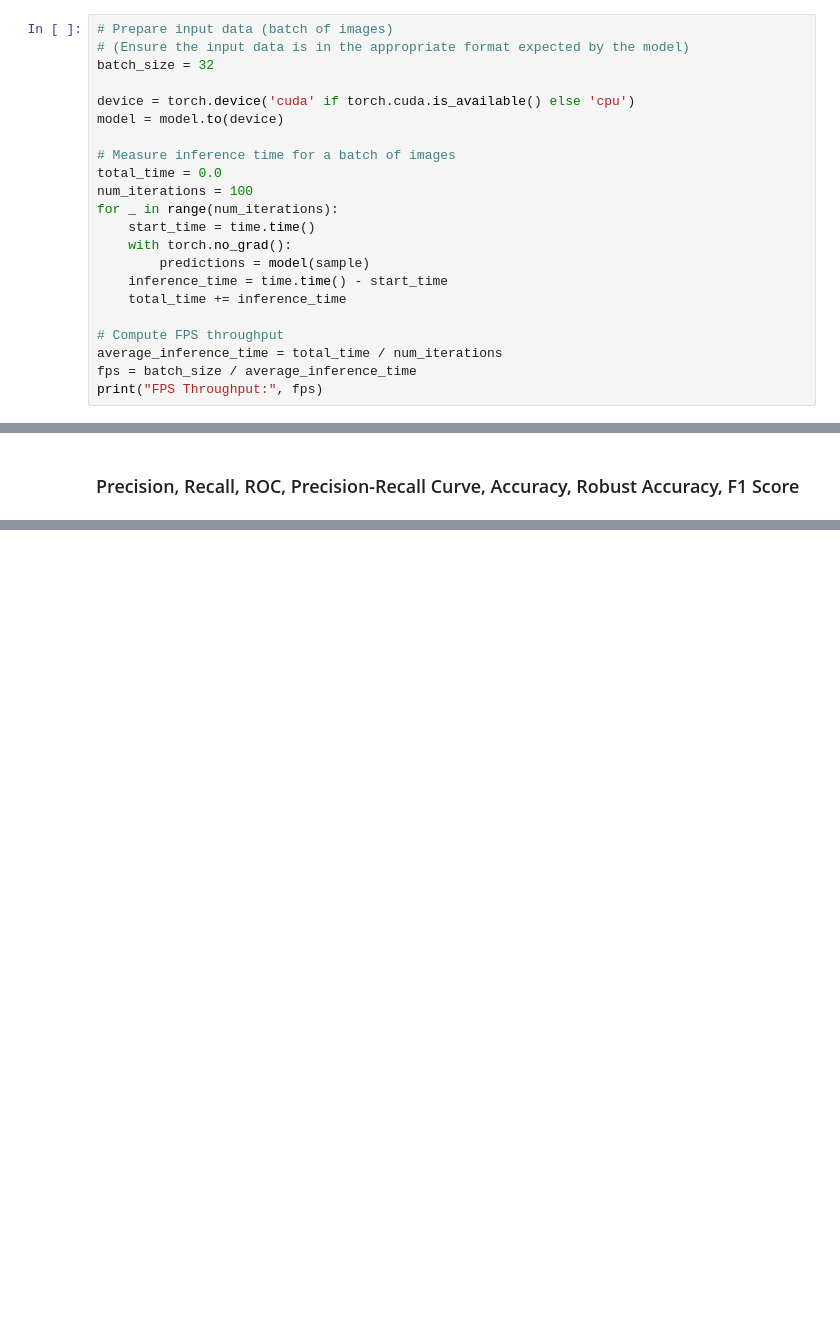
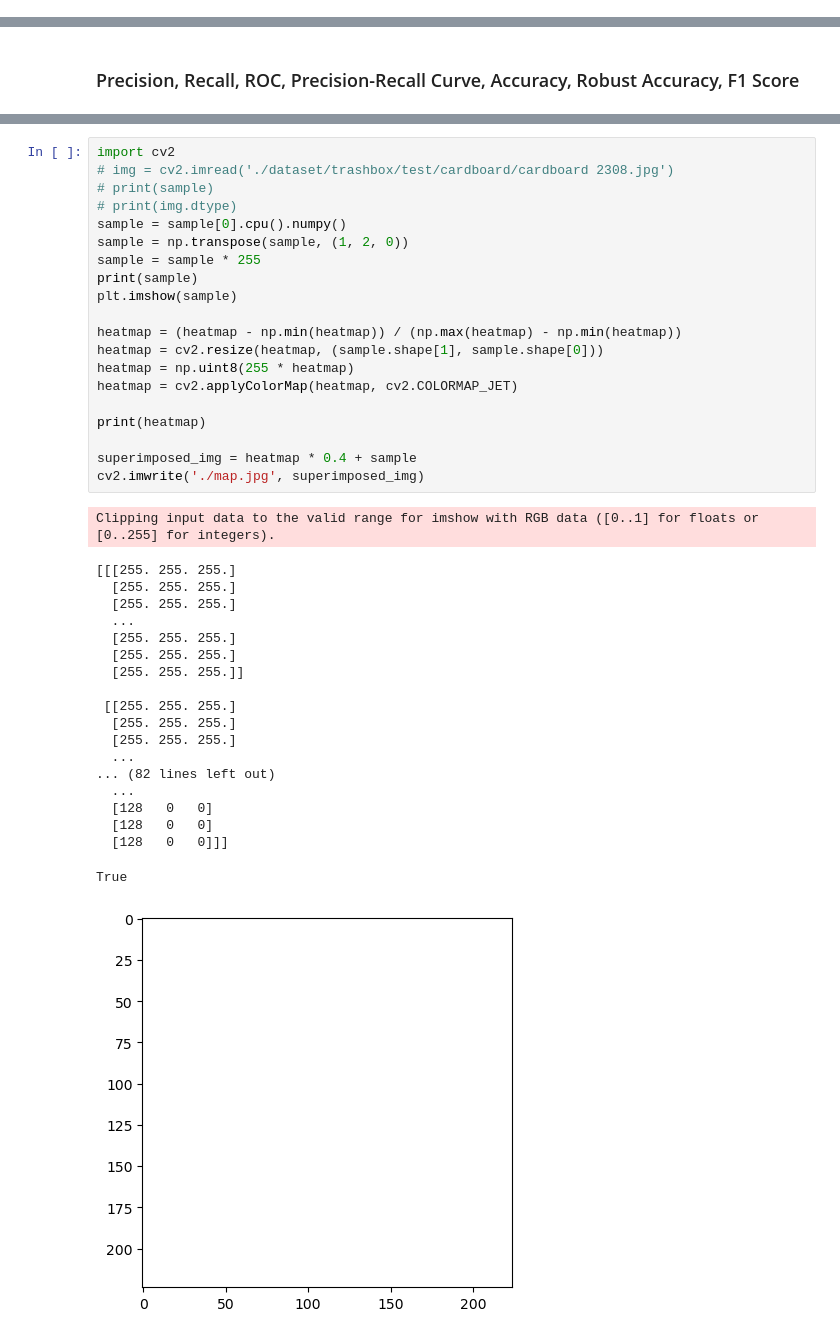
Before and after one commit to SchadenKai/Trashbox-ARD, a Jupyter notebook: EvaluateModel copy.ipynb, the cells around one changed output, grey strips where cells are left out. Saved outputs shown, nothing was run; the diff lists cells and outputs as text; blank space fills up the shorter version.

```diff
--- a/EvaluateModel copy.ipynb
+++ b/EvaluateModel copy.ipynb
@@ -201,22 +256,0 @@ Memory Footprint: 113.86083984375 MB
-# %%
-# Prepare input data (batch of images)
-# (Ensure the input data is in the appropriate format expected by the model)
-batch_size = 32
-
-device = torch.device('cuda' if torch.cuda.is_available() else 'cpu')
-model = model.to(device)
-
-# Measure inference time for a batch of images
-total_time = 0.0
-num_iterations = 100
-for _ in range(num_iterations):
-    start_time = time.time()
-    with torch.no_grad():
-        predictions = model(sample)
-    inference_time = time.time() - start_time
-    total_time += inference_time
-
-# Compute FPS throughput
-average_inference_time = total_time / num_iterations
-fps = batch_size / average_inference_time
-print("FPS Throughput:", fps)
@@ -459,0 +692,41 @@ GFLOPs: 0.340073561774895
+# %%
+import cv2
+# img = cv2.imread('./dataset/trashbox/test/cardboard/cardboard 2308.jpg')
+# print(sample)
+# print(img.dtype)
+sample = sample[0].cpu().numpy()
+sample = np.transpose(sample, (1, 2, 0))
+sample = sample * 255
+print(sample)
+plt.imshow(sample)
+
+heatmap = (heatmap - np.min(heatmap)) / (np.max(heatmap) - np.min(heatmap))
+heatmap = cv2.resize(heatmap, (sample.shape[1], sample.shape[0]))
+heatmap = np.uint8(255 * heatmap)
+heatmap = cv2.applyColorMap(heatmap, cv2.COLORMAP_JET)
+
+print(heatmap)
+
+superimposed_img = heatmap * 0.4 + sample
+cv2.imwrite('./map.jpg', superimposed_img)
+# %% [output]
+Clipping input data to the valid range for imshow with RGB data ([0..1] for floats or [0..255] for integers).
+[[[255. 255. 255.]
+  [255. 255. 255.]
+  [255. 255. 255.]
+  ...
+  [255. 255. 255.]
+  [255. 255. 255.]
+  [255. 255. 255.]]
+
+ [[255. 255. 255.]
+  [255. 255. 255.]
+  [255. 255. 255.]
+  ...
+... (82 lines left out)
+  ...
+  [128   0   0]
+  [128   0   0]
+  [128   0   0]]]
+True
+[figure, added]
```
Also changed, not shown: parts of 31 cells of this notebook, 14 other files.
